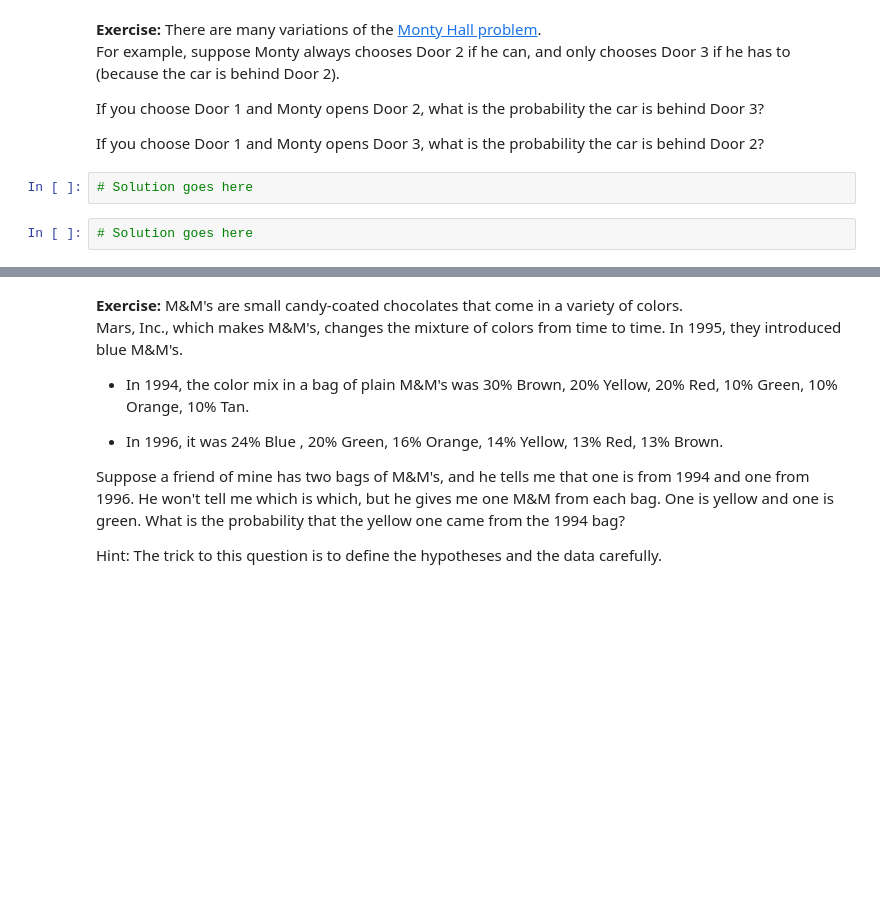
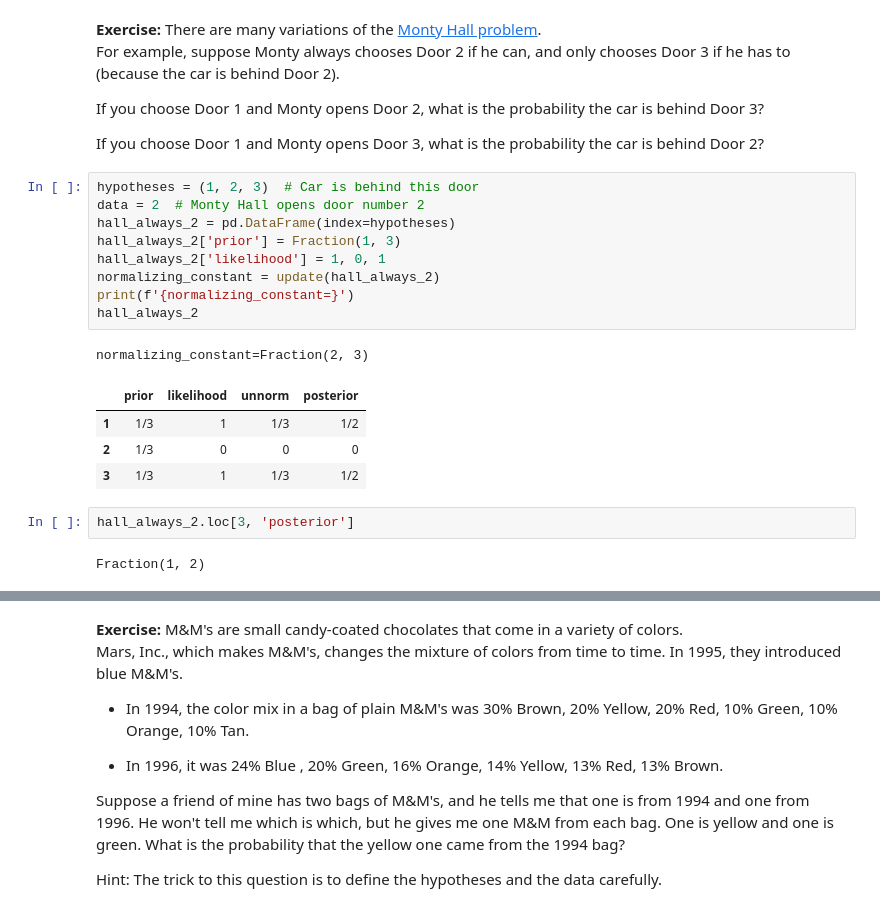
Before and after one commit to mrwizard82d1/think_bayes_2e, a Jupyter notebook: chap02.ipynb, the cells around one changed output, grey strips where cells are left out. Saved outputs shown, nothing was run; the diff lists cells and outputs as text; blank space fills up the shorter version.

```diff
--- a/chap02.ipynb
+++ b/chap02.ipynb
@@ -460,7 +460,22 @@ only chooses Door 3 if he has to (because the car is behind Door 2).
 If you choose Door 1 and Monty opens Door 2, what is the probability the car is behind Door 3?
 
 If you choose Door 1 and Monty opens Door 3, what is the probability the car is behind Door 2?
-# %%
-# Solution goes here
-# %%
-# Solution goes here
+# %%
+hypotheses = (1, 2, 3)  # Car is behind this door
+data = 2  # Monty Hall opens door number 2
+hall_always_2 = pd.DataFrame(index=hypotheses)
+hall_always_2['prior'] = Fraction(1, 3)
+hall_always_2['likelihood'] = 1, 0, 1
+normalizing_constant = update(hall_always_2)
+print(f'{normalizing_constant=}')
+hall_always_2
+# %% [output]
+normalizing_constant=Fraction(2, 3)
+|  | prior | likelihood | unnorm | posterior |
+| 1 | 1/3 | 1 | 1/3 | 1/2 |
+| 2 | 1/3 | 0 | 0 | 0 |
+| 3 | 1/3 | 1 | 1/3 | 1/2 |
+# %%
+hall_always_2.loc[3, 'posterior']
+# %% [output]
+Fraction(1, 2)
```
Also changed, not shown: parts of 9 cells of this notebook.
